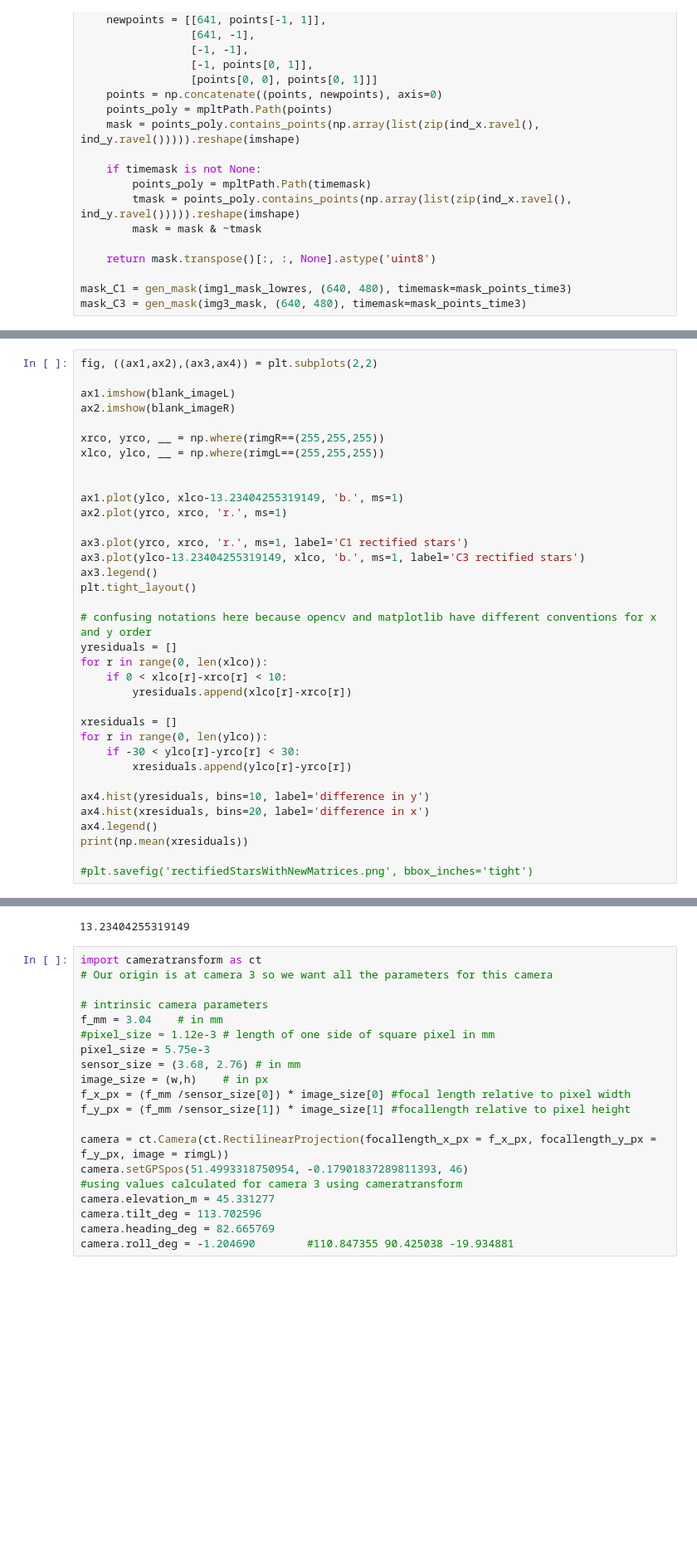
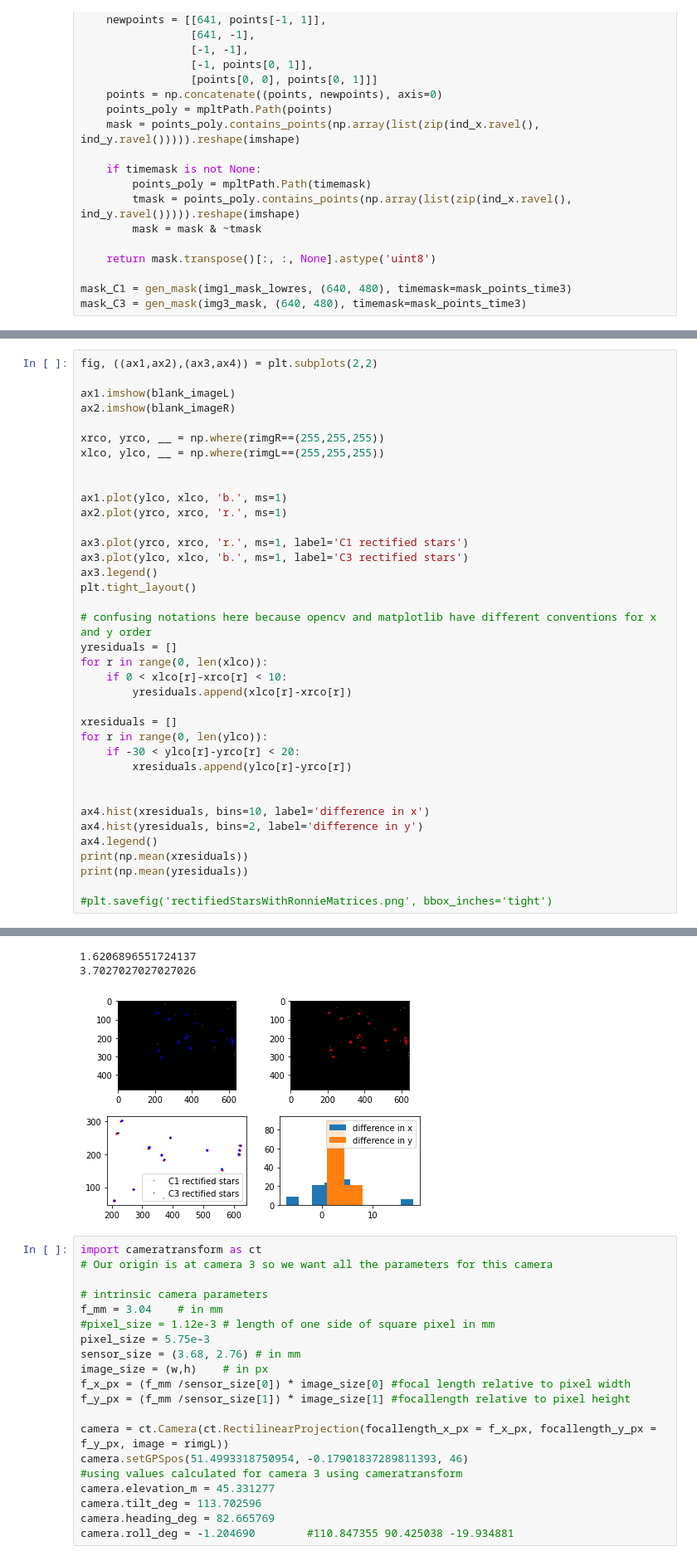
Before and after one commit to kemarrow/cloud-stereo-new, a Jupyter notebook: UndistortRectifySingleWorldCoordinates.ipynb, the cells around one changed output, grey strips where cells are left out. Shown at 83% size. Cells and saved outputs as stored; diff of their text form; blank space fills up the shorter version.

```diff
--- a/UndistortRectifySingleWorldCoordinates.ipynb
+++ b/UndistortRectifySingleWorldCoordinates.ipynb
@@ -538,11 +509,11 @@ xrco, yrco, __ = np.where(rimgR==(255,255,255))
 xlco, ylco, __ = np.where(rimgL==(255,255,255))
 
 
-ax1.plot(ylco, xlco-13.23404255319149, 'b.', ms=1)
+ax1.plot(ylco, xlco, 'b.', ms=1)
 ax2.plot(yrco, xrco, 'r.', ms=1)
 
 ax3.plot(yrco, xrco, 'r.', ms=1, label='C1 rectified stars')
-ax3.plot(ylco-13.23404255319149, xlco, 'b.', ms=1, label='C3 rectified stars')
+ax3.plot(ylco, xlco, 'b.', ms=1, label='C3 rectified stars')
 ax3.legend()
 plt.tight_layout()
 
@@ -554,13 +525,15 @@ for r in range(0, len(xlco)):
 
 xresiduals = []
 for r in range(0, len(ylco)):
-    if -30 < ylco[r]-yrco[r] < 30:
+    if -30 < ylco[r]-yrco[r] < 20:
         xresiduals.append(ylco[r]-yrco[r])
 
-ax4.hist(yresiduals, bins=10, label='difference in y')
-ax4.hist(xresiduals, bins=20, label='difference in x')
+
+ax4.hist(xresiduals, bins=10, label='difference in x')
+ax4.hist(yresiduals, bins=2, label='difference in y')
 ax4.legend()
 print(np.mean(xresiduals))
+print(np.mean(yresiduals))
 
-#plt.savefig('rectifiedStarsWithNewMatrices.png', bbox_inches='tight')
+#plt.savefig('rectifiedStarsWithRonnieMatrices.png', bbox_inches='tight')
 # %% [output]
@@ -569,4 +540,6 @@ print(np.mean(xresiduals))
-13.23404255319149
+1.6206896551724137
+3.7027027027027026
+[figure, added]
 # %%
 import cameratransform as ct
 # Our origin is at camera 3 so we want all the parameters for this camera
```
Also changed, not shown: parts of 21 cells of this notebook.
